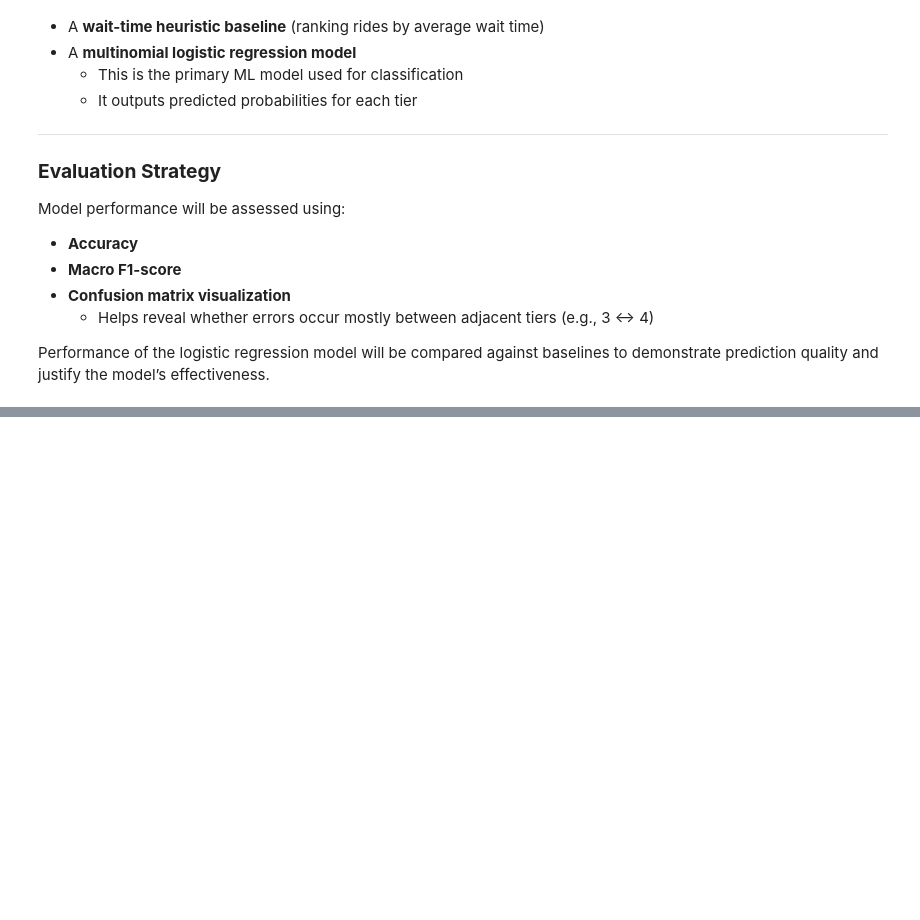
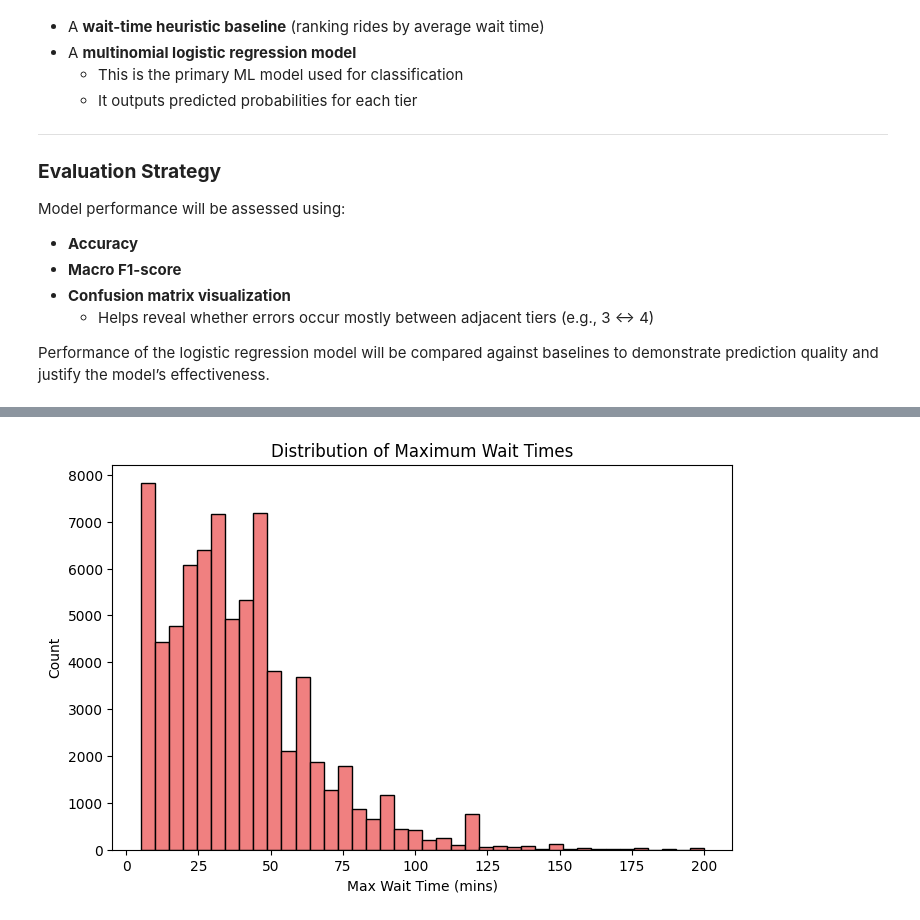
Before and after one commit to kylele3221/CSE158FinalProject, a Jupyter notebook: workbook.ipynb, the cells around one changed output, grey strips where cells are left out. Saved outputs shown, nothing was run; the diff lists cells and outputs as text; code cells hidden in the pictures; blank space fills up the shorter version.

```diff
--- a/workbook.ipynb
+++ b/workbook.ipynb
@@ -133,0 +420,9 @@ These aggregated features form the input matrix **X**, and the tier labels form
+# %%
+plt.figure(figsize=(8,5))
+plt.hist(rides_df["Max Wait Time (mins)"], bins=40, color="lightcoral", edgecolor="black")
+plt.title("Distribution of Maximum Wait Times")
+plt.xlabel("Max Wait Time (mins)")
+plt.ylabel("Count")
+plt.show()
+# %% [output]
+[figure, added]
```
Also changed, not shown: parts of 40 cells of this notebook, 3 other files.
